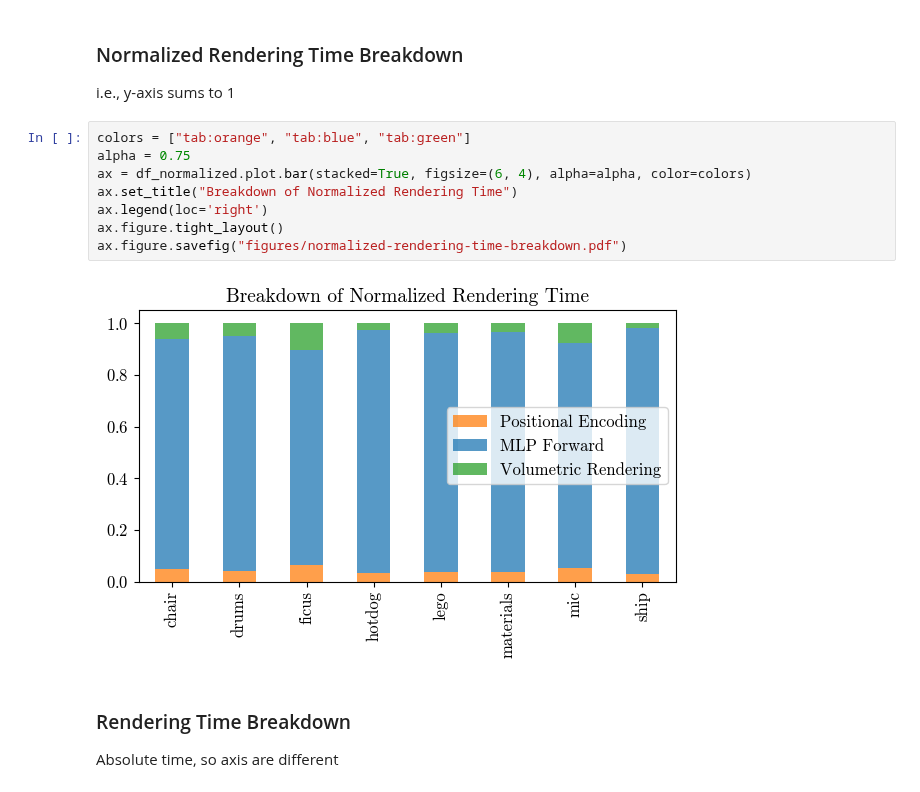
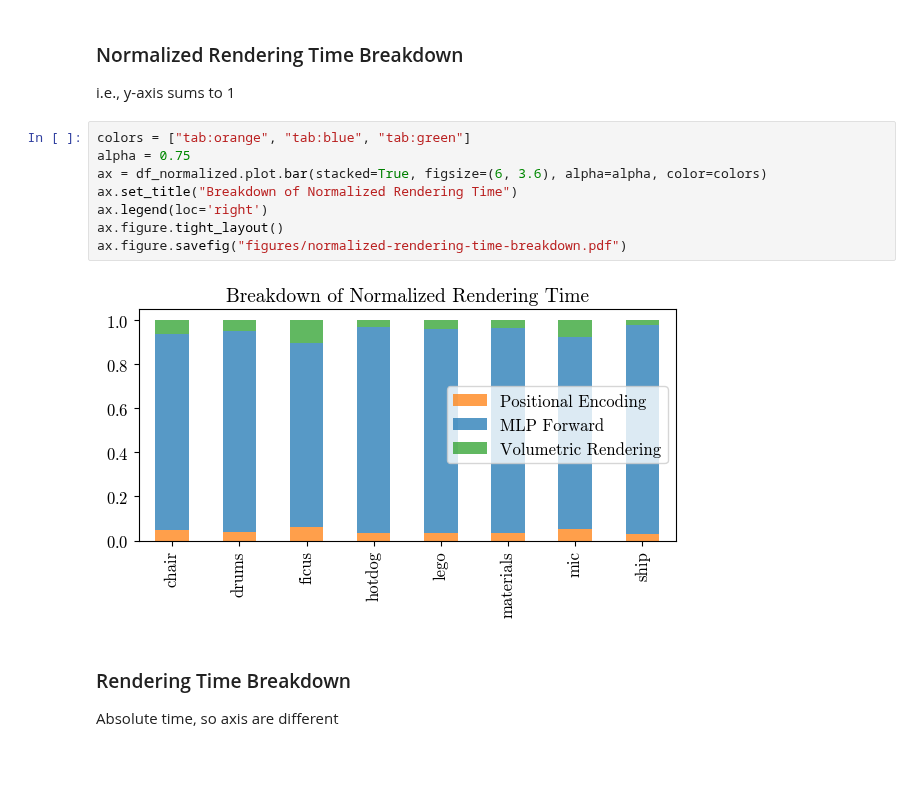
Before and after one commit to williamshen-nz/accelerating-nerfs, a Jupyter notebook: notebooks/Time Breakdown.ipynb, the cells around one changed output. Drawn from its saved outputs; the diff is of its cells as text; blank space fills up the shorter version.

```diff
--- a/notebooks/Time Breakdown.ipynb
+++ b/notebooks/Time Breakdown.ipynb
@@ -48,13 +50,13 @@ i.e., y-axis sums to 1
 # %%
 colors = ["tab:orange", "tab:blue", "tab:green"]
 alpha = 0.75
-ax = df_normalized.plot.bar(stacked=True, figsize=(6, 4), alpha=alpha, color=colors)
+ax = df_normalized.plot.bar(stacked=True, figsize=(6, 3.6), alpha=alpha, color=colors)
 ax.set_title("Breakdown of Normalized Rendering Time")
 ax.legend(loc='right')
 ax.figure.tight_layout()
 ax.figure.savefig("figures/normalized-rendering-time-breakdown.pdf")
 # %% [output]
-[figure, old version]
+[figure, new version]
 # %% [markdown]
 ### Rendering Time Breakdown
 Absolute time, so axis are different
```
Also changed, not shown: parts of 2 cells of this notebook, 10 other files.
